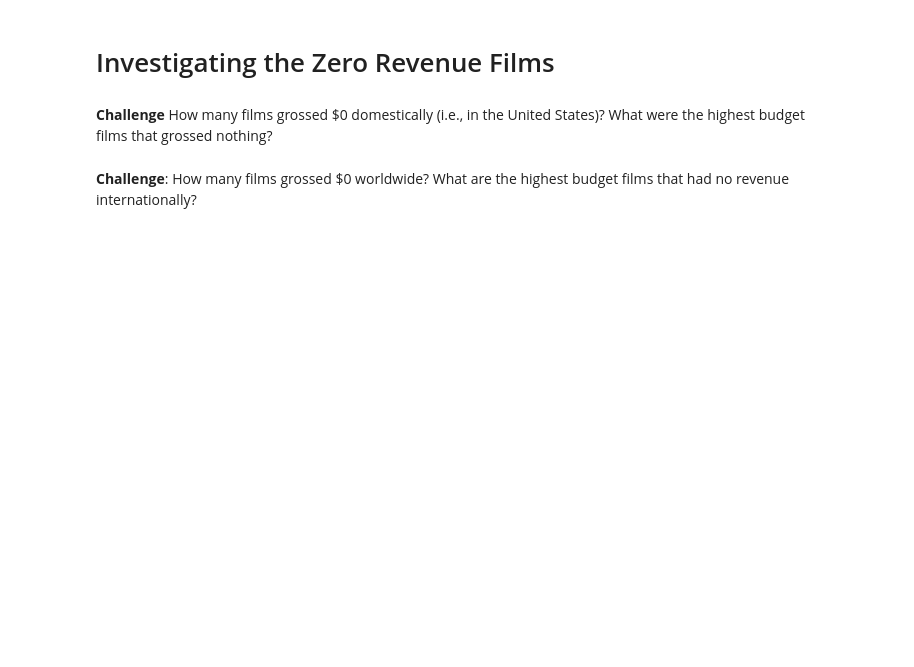
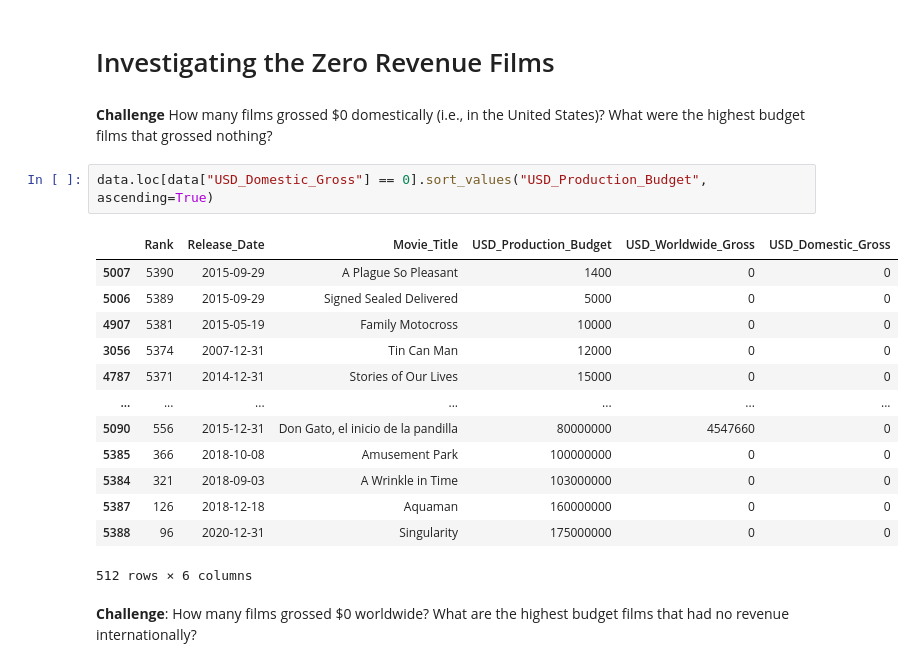
Before and after one commit to AlexVenger/100DaysOfCodePython, a Jupyter notebook: 78.LinearRegression/Seaborn_and_Linear_Regression_(start).ipynb, the cells around one changed output. Drawn from its saved outputs; the diff is of its cells as text; blank space fills up the shorter version.

```diff
--- a/78.LinearRegression/Seaborn_and_Linear_Regression_(start).ipynb
+++ b/78.LinearRegression/Seaborn_and_Linear_Regression_(start).ipynb
@@ -128,5 +140,21 @@ memory usage: 252.8+ KB
 # Investigating the Zero Revenue Films
 # %% [markdown]
 **Challenge** How many films grossed $0 domestically (i.e., in the United States)? What were the highest budget films that grossed nothing?
+# %%
+data.loc[data["USD_Domestic_Gross"] == 0].sort_values("USD_Production_Budget", ascending=True)
+# %% [output]
+|  | Rank | Release_Date | Movie_Title | USD_Production_Budget | USD_Worldwide_Gross | USD_Domestic_Gross |
+| 5007 | 5390 | 2015-09-29 | A Plague So Pleasant | 1400 | 0 | 0 |
+| 5006 | 5389 | 2015-09-29 | Signed Sealed Delivered | 5000 | 0 | 0 |
+| 4907 | 5381 | 2015-05-19 | Family Motocross | 10000 | 0 | 0 |
+| 3056 | 5374 | 2007-12-31 | Tin Can Man | 12000 | 0 | 0 |
+| 4787 | 5371 | 2014-12-31 | Stories of Our Lives | 15000 | 0 | 0 |
+| ... | ... | ... | ... | ... | ... | ... |
+| 5090 | 556 | 2015-12-31 | Don Gato, el inicio de la pandilla | 80000000 | 4547660 | 0 |
+| 5385 | 366 | 2018-10-08 | Amusement Park | 100000000 | 0 | 0 |
+| 5384 | 321 | 2018-09-03 | A Wrinkle in Time | 103000000 | 0 | 0 |
+| 5387 | 126 | 2018-12-18 | Aquaman | 160000000 | 0 | 0 |
+| 5388 | 96 | 2020-12-31 | Singularity | 175000000 | 0 | 0 |
+512 rows × 6 columns
 # %% [markdown]
 **Challenge**: How many films grossed $0 worldwide? What are the highest budget films that had no revenue internationally?
```
Also changed, not shown: parts of 7 cells of this notebook.
